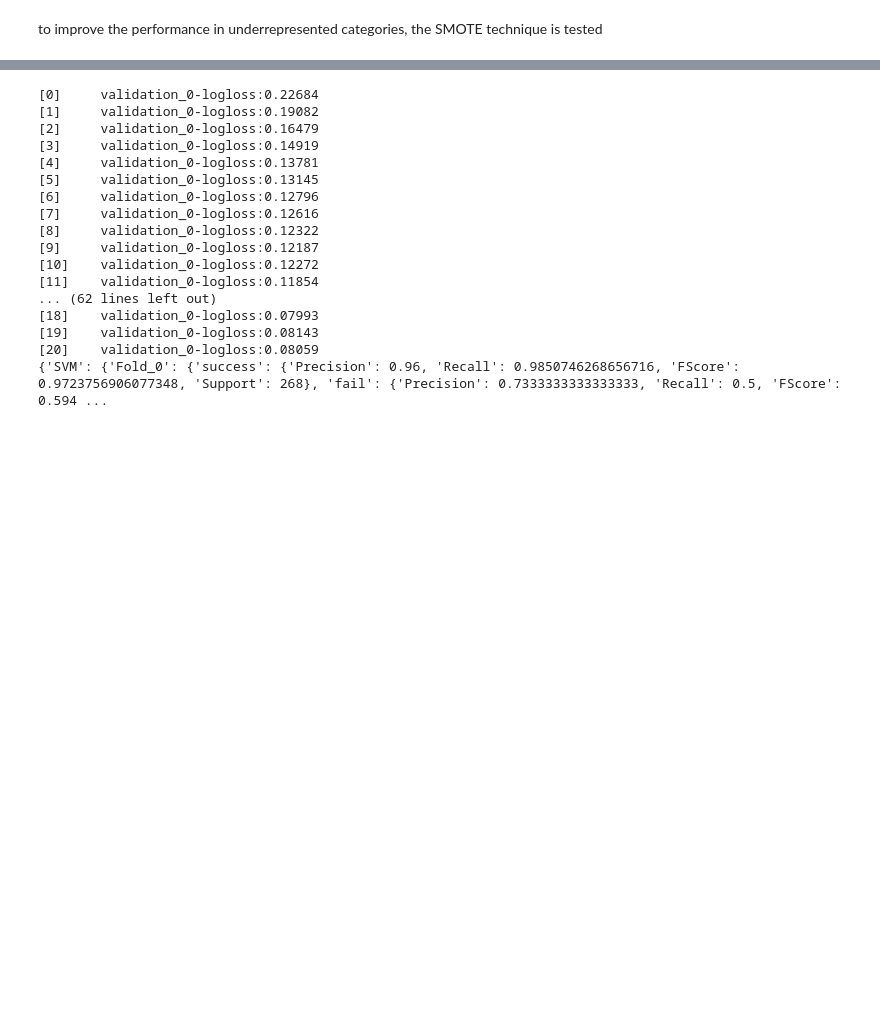
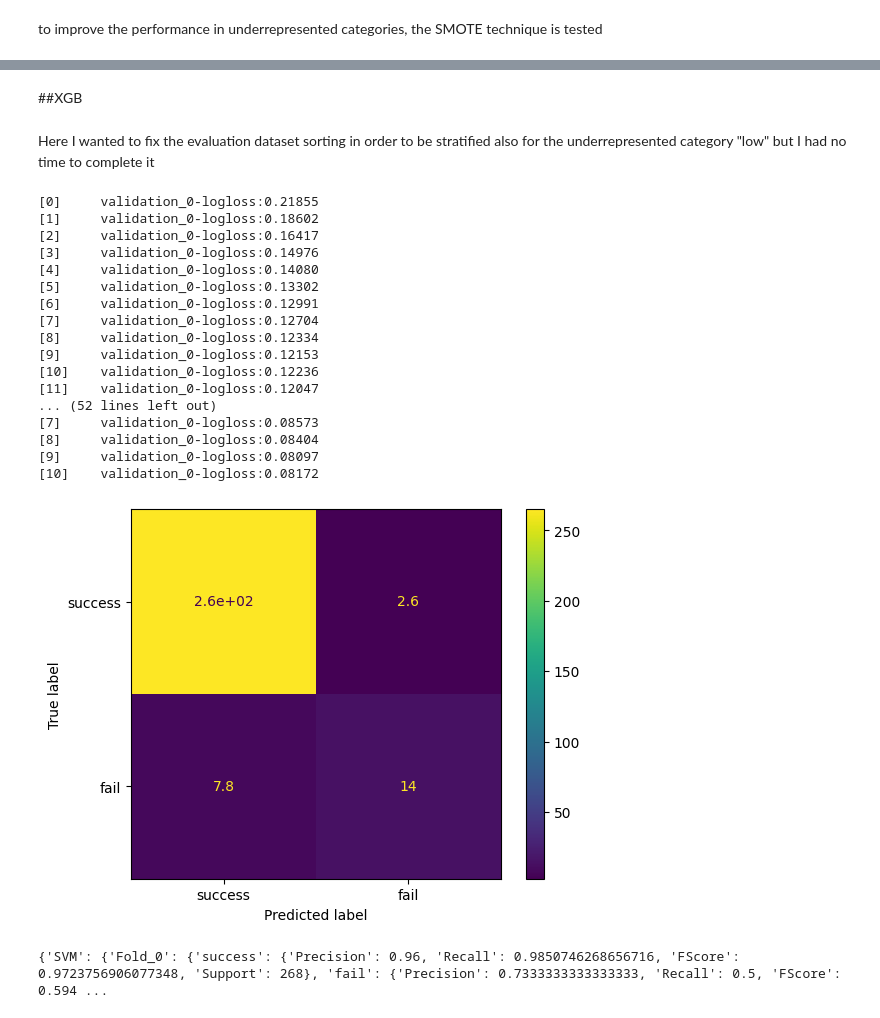
Before and after one commit to fsternini/prod-opt, a Jupyter notebook: prod_opt.ipynb, the cells around one changed output, grey strips where cells are left out. Drawn from its saved outputs; the diff is of its cells as text; code cells hidden in the pictures; blank space fills up the shorter version.

```diff
--- a/prod_opt.ipynb
+++ b/prod_opt.ipynb
@@ -450,4 +468,8 @@ for key in results_m["SVM_RES"]:
 {'SVM': {'Fold_0': {'success': {'Precision': 0.96, 'Recall': 0.9850746268656716, 'FScore': 0.9723756906077348, 'Support': 268}, 'fail': {'Precision': 0.7333333333333333, 'Recall': 0.5, 'FScore': 0.594 ...
+# %% [markdown]
+##XGB
+# %% [markdown]
+Here I wanted to fix the evaluation dataset sorting in order to be stratified also for the underrepresented category "low" but I had no time to complete it
 # %%
 label_encoder = LabelEncoder()
 label_encoder = label_encoder.fit(ym)
@@ -458,48 +480,51 @@ clf_xgb = make_pipeline(model)
 cm=np.zeros((5,len(labels),len(labels)))
 results_m["XGB"]={}
 for i, (train_index, test_index) in enumerate(skf.split(X, y)):
   x_train = X[train_index]
   y_train = y_enc[train_index]
   x_test = X[test_index]
   y_test = y_enc[test_index]
-  clf_xgb.fit(x_train, y_train, xgbclassifier__eval_set=[(x_test, y_test)])
+  x_train, x_eval, y_train, y_eval = train_test_split(x_train, y_train, test_size=0.2, random_state=42)
+  clf_xgb.fit(x_train, y_train, xgbclassifier__eval_set=[(x_eval, y_eval)])
   y_pred = clf_xgb.predict(x_test)
   y_pred = label_encoder.inverse_transform(y_pred)
   y_test = label_encoder.inverse_transform(y_test)
   precision, recall, fscore, support = precision_recall_fscore_support(y_test,y_pred, labels=labels)
   fold = "Fold_"+str(i)
   results_m["XGB"][fold]={}
   for j in range(len(labels)):
     results_m["XGB"][fold][labels[j]] = {"Precision":precision[j],
                           "Recall":recall[j],
                           "FScore":fscore[j],
                           "Support":support[j]
                                 }
   cm[i]=confusion_matrix(y_test, y_pred, labels=labels)
 
 cm=np.average(cm,axis=0)
 disp = ConfusionMatrixDisplay(confusion_matrix=cm, display_labels=labels)
 disp.plot()
 plt.show()
 print(results_m)
 recalls_m["XGB"]=[]
 for key in results_m["XGB"]:
   recalls_m["XGB"].append(results_m["XGB"][key]["fail"]["Recall"])
 # %% [output]
-[0]     validation_0-logloss:0.22684
-[1]     validation_0-logloss:0.19082
-[2]     validation_0-logloss:0.16479
-[3]     validation_0-logloss:0.14919
-[4]     validation_0-logloss:0.13781
-[5]     validation_0-logloss:0.13145
-[6]     validation_0-logloss:0.12796
-[7]     validation_0-logloss:0.12616
-[8]     validation_0-logloss:0.12322
-[9]     validation_0-logloss:0.12187
-[10]    validation_0-logloss:0.12272
-[11]    validation_0-logloss:0.11854
-... (62 lines left out)
-[18]    validation_0-logloss:0.07993
-[19]    validation_0-logloss:0.08143
-[20]    validation_0-logloss:0.08059
-{'SVM': {'Fold_0': {'success': {'Precision': 0.96, 'Recall': 0.9850746268656716, 'FScore': 0.9723756906077348, 'Support': 268}, 'fail': {'Precision': 0.7333333333333333, 'Recall': 0.5, 'FScore': 0.594 ...
+[0]     validation_0-logloss:0.21855
+[1]     validation_0-logloss:0.18602
+[2]     validation_0-logloss:0.16417
+[3]     validation_0-logloss:0.14976
+[4]     validation_0-logloss:0.14080
+[5]     validation_0-logloss:0.13302
+[6]     validation_0-logloss:0.12991
+[7]     validation_0-logloss:0.12704
+[8]     validation_0-logloss:0.12334
+[9]     validation_0-logloss:0.12153
+[10]    validation_0-logloss:0.12236
+[11]    validation_0-logloss:0.12047
+... (52 lines left out)
+[7]     validation_0-logloss:0.08573
+[8]     validation_0-logloss:0.08404
+[9]     validation_0-logloss:0.08097
+[10]    validation_0-logloss:0.08172
+[figure, added]
+{'SVM': {'Fold_0': {'success': {'Precision': 0.96, 'Recall': 0.9850746268656716, 'FScore': 0.9723756906077348, 'Support': 268}, 'fail': {'Precision': 0.7333333333333333, 'Recall': 0.5, 'FScore': 0.594 ...
```
Also changed, not shown: parts of 25 cells of this notebook.
